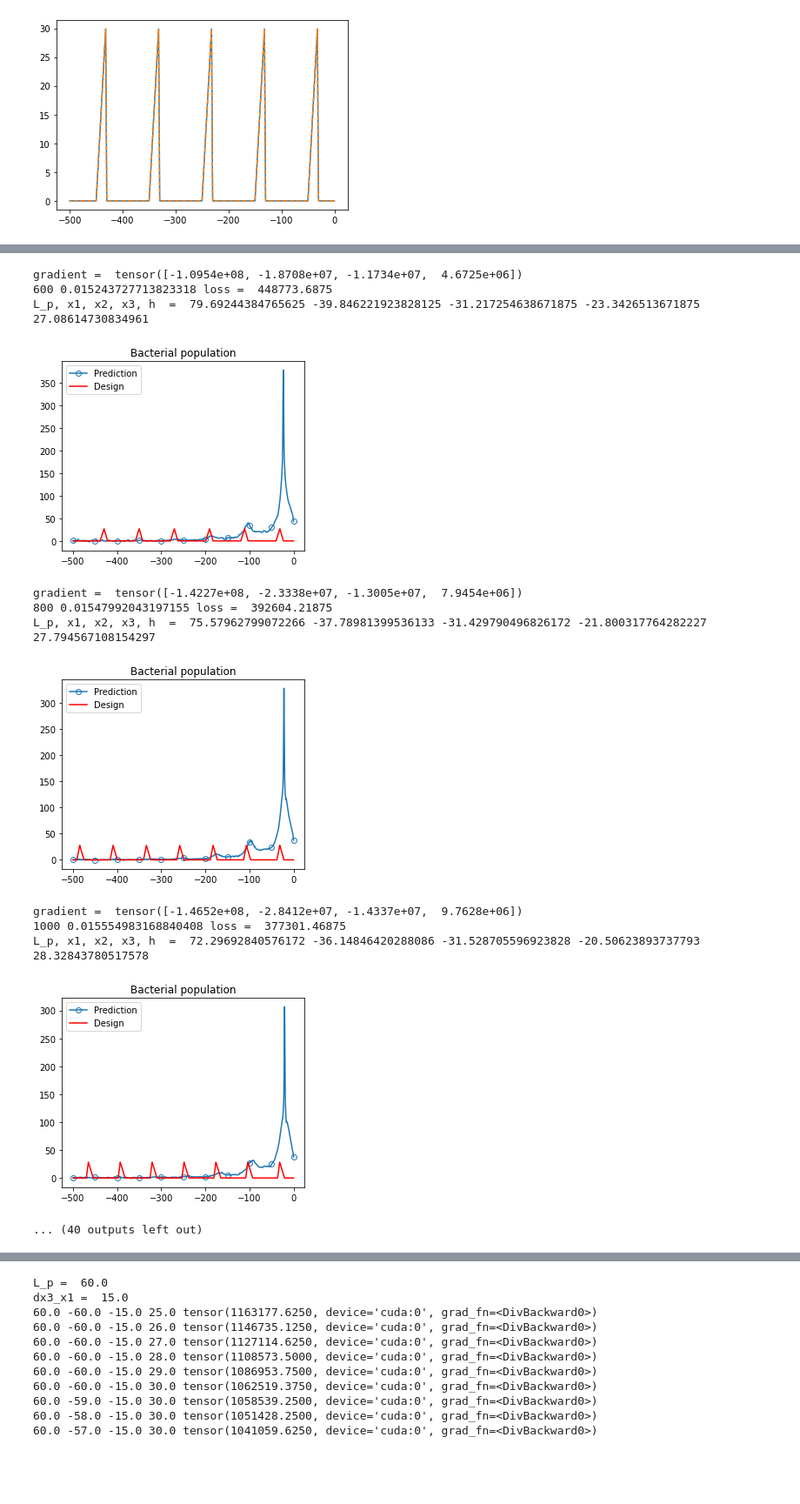
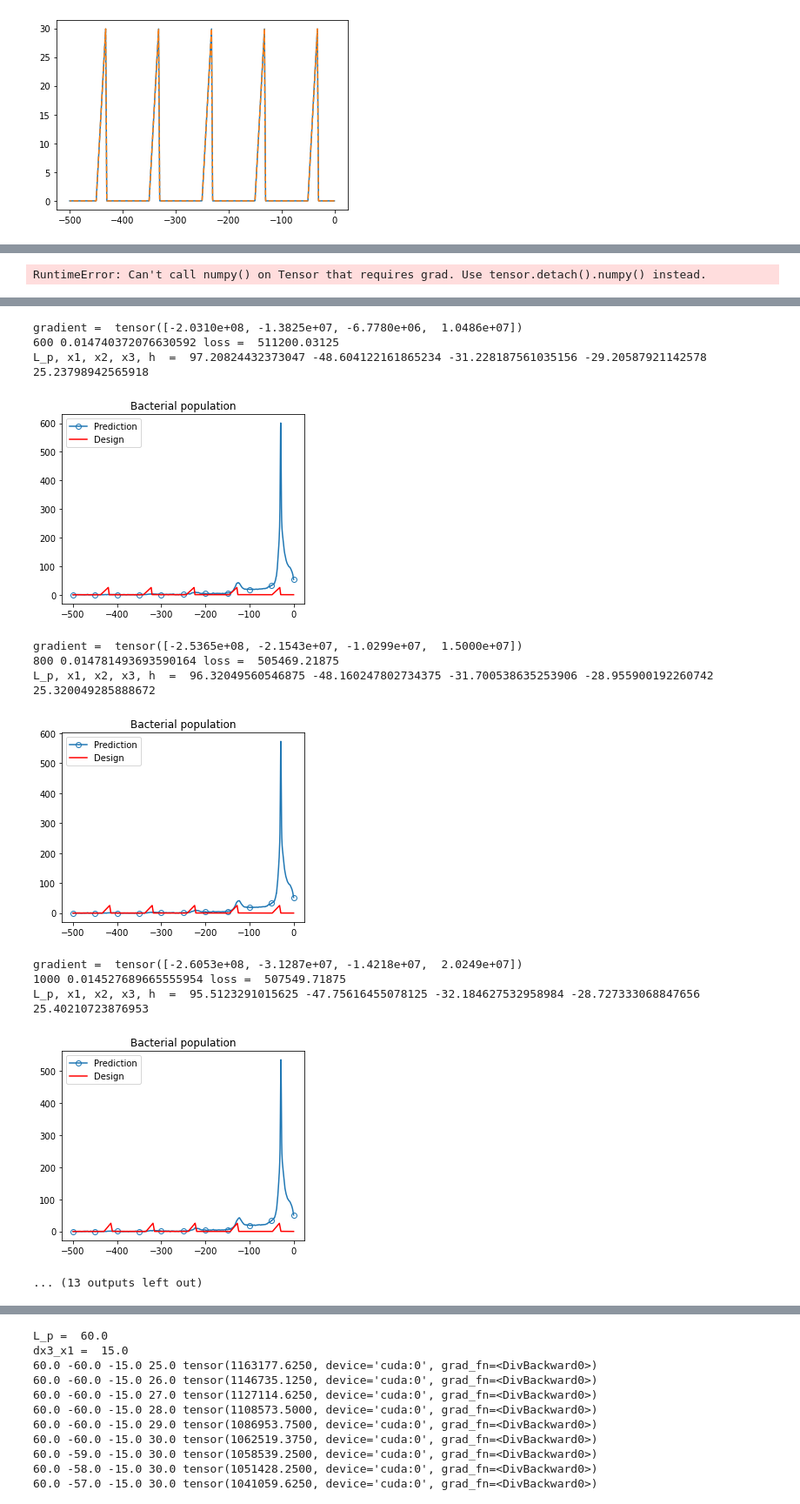
Before and after one commit to zongyi-li/Geo-FNO-catheter, a Jupyter notebook: data_design_length.ipynb, the cells around one changed output, grey strips where cells are left out. Shown: that part at 87% size. Saved outputs shown, nothing was run; the diff lists cells and outputs as text; code cells hidden in the pictures; blank space fills up the shorter version.

```diff
--- a/data_design_length.ipynb
+++ b/data_design_length.ipynb
@@ -195,3 +195,7 @@ predicted loss:  254397.64995470608
+# %%
+theta0 =    inv_transfer(L_p, x2, x3, h)
+# %% [output]
+RuntimeError: Can't call numpy() on Tensor that requires grad. Use tensor.detach().numpy() instead.
 # %%
 ################################################################
 # inverse optimization for 1d
@@ -201,7 +205,7 @@ predicted loss:  254397.64995470608
 model = torch.load("catheter_plain_length_model_1d1000", map_location=device)
 print(count_params(model))
 
-learning_rate = 0.001
+learning_rate = 0.0001
 epochs = 5001
 step_size = 1000
 gamma = 1.0
@@ -240,16 +244,16 @@ gamma = 1.0
 #               60 < L_p < 250
 #               x1 = -0.5L_p
 #
-#               15 < x3 - x1 < L_p/4
-#.          -L_p/4 < x2 - x3 < L_p/4
-#               20 < h < 30
+#               15 < x3 - x1 < L_p/2
+#.            -L_p < x2      < 0
+#               20 < h       < 30
 # def transfer(theta):
 def transfer(theta):
 
     L_p = 60 + (250 - 60)/(1 + torch.exp(theta[0]))
     x1 = -0.5*L_p
-    x3 = x1  + 15 + (L_p/4 - 15)/(1 + torch.exp(theta[2]))
-    x2 = x3  - L_p/4 + (L_p/2)/(1 + torch.exp(theta[1]))
+    x3 = x1  + 15 + (L_p/2 - 15)/(1 + torch.exp(theta[2]))
+    x2 = -L_p  + L_p/(1 + torch.exp(theta[1]))
     h = 20   + (10)/(1 + torch.exp(theta[3]))
     return L_p, x1, x2, x3, h
 
@@ -258,18 +262,18 @@ def inv_transfer(L_p, x2, x3, h):
     x1 = -0.5*L_p
     theta = np.zeros(4)
     theta[0] = np.log( (250 - 60)/(L_p - 60) - 1 )
-    theta[1] = np.log( (L_p/2)/(x2 - x3  + L_p/4) - 1 )
-    theta[2] = np.log( (L_p/4 - 15)/(x3 - x1  - 15) - 1 )
+    theta[1] = np.log( L_p/(x2 + L_p) - 1 )
+    theta[2] = np.log( (L_p/2 - 15)/(x3 - x1  - 15) - 1 )
     theta[3] = np.log( 10/(h - 20 ) - 1 )
     return theta
 
 # sample, uf, L_p, x1, x2, x3, h = inputPara[:, loss_min_ind]
 # L_p, x2, x3, h = 80.0, -22.0, -22.0, 28.0
 L_p, x2, x3, h = 100.0, -30.0, -30.0, 25.0
-# L_p, x2, x3, h = 61.0, -30.0, -15.0, 29.0
+# L_p, x2, x3, h = 61.0, -30.0, -12.5, 29.0
 # x2, x3, h = 73.85438537597656, -9.479606628417969, -19.35201644897461, 27.60188102722168
 theta0 =    inv_transfer(L_p, x2, x3, h)
-
+print("initialize : ", theta0)
 
 theta = torch.tensor(theta0.astype(np.float32) , requires_grad=True)
 print("initialize : ", transfer(theta))
@@ -340,13 +345,13 @@ L_p, x1, x2, x3, h  =  84.97435760498047 -42.487178802490234 -31.020713806152344
-gradient =  tensor([-1.0954e+08, -1.8708e+07, -1.1734e+07,  4.6725e+06])
-600 0.015243727713823318 loss =  448773.6875
-L_p, x1, x2, x3, h  =  79.69244384765625 -39.846221923828125 -31.217254638671875 -23.3426513671875 27.08614730834961
+gradient =  tensor([-2.0310e+08, -1.3825e+07, -6.7780e+06,  1.0486e+07])
+600 0.014740372076630592 loss =  511200.03125
+L_p, x1, x2, x3, h  =  97.20824432373047 -48.604122161865234 -31.228187561035156 -29.20587921142578 25.23798942565918
-[figure, old version]
+[figure, new version]
-gradient =  tensor([-1.4227e+08, -2.3338e+07, -1.3005e+07,  7.9454e+06])
-800 0.01547992043197155 loss =  392604.21875
-L_p, x1, x2, x3, h  =  75.57962799072266 -37.78981399536133 -31.429790496826172 -21.800317764282227 27.794567108154297
+gradient =  tensor([-2.5365e+08, -2.1543e+07, -1.0299e+07,  1.5000e+07])
+800 0.014781493693590164 loss =  505469.21875
+L_p, x1, x2, x3, h  =  96.32049560546875 -48.160247802734375 -31.700538635253906 -28.955900192260742 25.320049285888672
-[figure, old version]
+[figure, new version]
-gradient =  tensor([-1.4652e+08, -2.8412e+07, -1.4337e+07,  9.7628e+06])
-1000 0.015554983168840408 loss =  377301.46875
-L_p, x1, x2, x3, h  =  72.29692840576172 -36.14846420288086 -31.528705596923828 -20.50623893737793 28.32843780517578
+gradient =  tensor([-2.6053e+08, -3.1287e+07, -1.4218e+07,  2.0249e+07])
+1000 0.014527689665555954 loss =  507549.71875
+L_p, x1, x2, x3, h  =  95.5123291015625 -47.75616455078125 -32.184627532958984 -28.727333068847656 25.40210723876953
-[figure, old version]
+[figure, new version]
-... (40 outputs left out)
+... (13 outputs left out)
```
Also changed, not shown: parts of 7 cells of this notebook, 2 other files.
